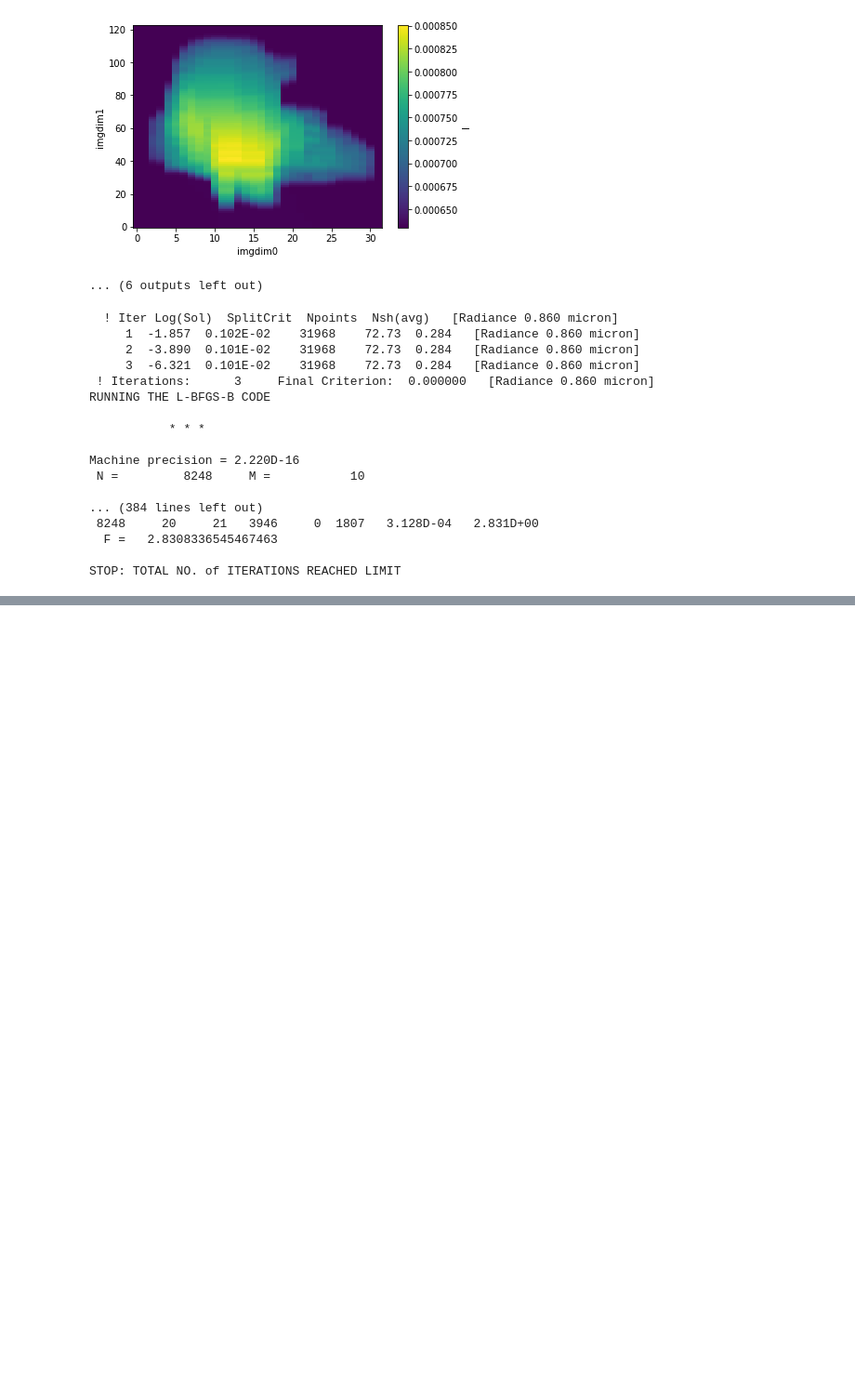
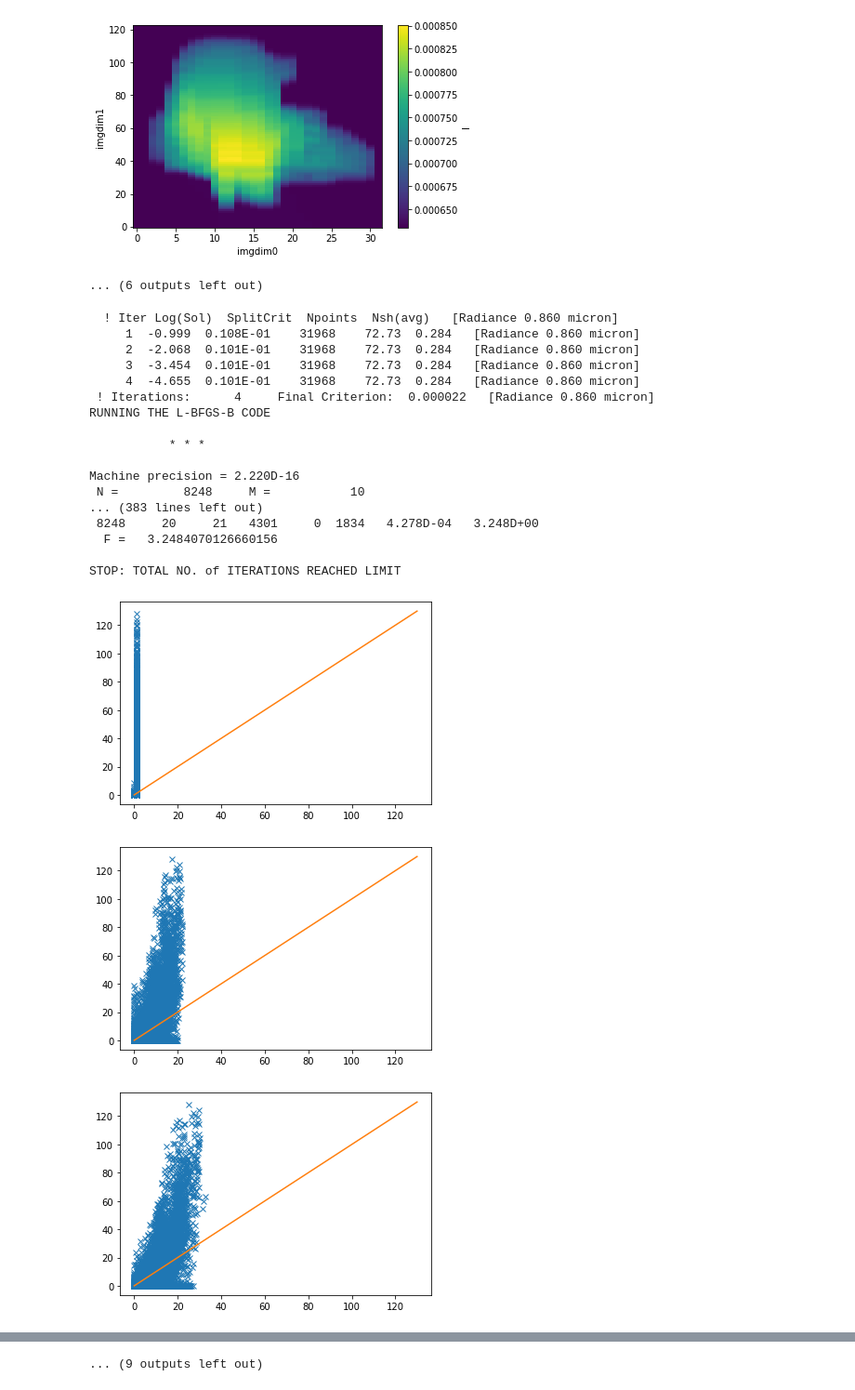
Before and after one commit to CloudTomography/AT3D, a Jupyter notebook: notebooks/SimpleInverseProblem.ipynb, the cells around one changed output, grey strips where cells are left out. Shown at 93% size. Drawn from its saved outputs; the diff is of its cells as text; code cells hidden in the pictures; blank space fills up the shorter version.

Commit message:
Updated notebooks, readme and visualization.

```diff
--- a/notebooks/SimpleInverseProblem.ipynb
+++ b/notebooks/SimpleInverseProblem.ipynb
@@ -118,6 +120,6 @@ state_gen = pyshdom.medium.StateGenerator(solvers_reconstruct,
 min_bounds, max_bounds = state_gen.transform_bounds()
 # %%
 # transform initial physical state to abstract state.
-initial_gridded_extinction = carved_volume.mask.data.astype(float)*0.1
+initial_gridded_extinction = carved_volume.mask.data.astype(float)*1.0
 initial_1d_extinction = state_gen._unknown_scatterers['cloud'].variables['extinction'].state_to_grid.inverse_transform(initial_gridded_extinction)
 x0 = state_gen._unknown_scatterers['cloud'].variables['extinction'].coordinate_transform.inverse_transform(initial_1d_extinction)
@@ -162,39 +159,40 @@ objective_function = pyshdom.optimize.ObjectiveFunction.LevisApproxUncorrelatedL
   gradient_kwargs={'cost_function': 'L2', 'exact_single_scatter':True},
   uncertainty_kwargs={'add_noise': False},
   min_bounds=min_bounds, max_bounds=max_bounds)
-# %%
-def plot():
-    for instrument in forward_sensors:
-        for im in forward_sensors.get_images(instrument):
-            py.figure()
-            im.I.T.plot()
-callback = pyshdom.callback.CallbackFn(plot)
+# %%
+%matplotlib inline
+def plot():
+    py.figure()
+    py.plot(solvers_reconstruct[0.86].medium['cloud'].extinction.data.ravel(),
+            solvers[0.86].medium['cloud'].extinction.data.ravel(),'x')
+    py.plot([0,130],[0,130])
+callback = pyshdom.callback.CallbackFn(plot)
 # %%
-# you could add some call back which plots all the synthetic images
-# during the iterations if you want.
-optimizer = pyshdom.optimize.Optimizer(objective_function)#,
-                                      #callback_fn=callback)
+
+optimizer = pyshdom.optimize.Optimizer(objective_function,callback_fn=callback)
 # %%
 import warnings
 warnings.filterwarnings('ignore')
-# Reduce to just 20 iterations - default is 100.
 optimizer._options['maxiter'] = 20
-result_other = optimizer.minimize(x0)
+result = optimizer.minimize(x0)
 # %% [output]
   ! Iter Log(Sol)  SplitCrit  Npoints  Nsh(avg)   [Radiance 0.860 micron]
-     1  -1.857  0.102E-02    31968    72.73  0.284   [Radiance 0.860 micron]
-     2  -3.890  0.101E-02    31968    72.73  0.284   [Radiance 0.860 micron]
-     3  -6.321  0.101E-02    31968    72.73  0.284   [Radiance 0.860 micron]
- ! Iterations:      3     Final Criterion:  0.000000   [Radiance 0.860 micron]
+     1  -0.999  0.108E-01    31968    72.73  0.284   [Radiance 0.860 micron]
+     2  -2.068  0.101E-01    31968    72.73  0.284   [Radiance 0.860 micron]
+     3  -3.454  0.101E-01    31968    72.73  0.284   [Radiance 0.860 micron]
+     4  -4.655  0.101E-01    31968    72.73  0.284   [Radiance 0.860 micron]
+ ! Iterations:      4     Final Criterion:  0.000022   [Radiance 0.860 micron]
 RUNNING THE L-BFGS-B CODE
 
            * * *
 
 Machine precision = 2.220D-16
  N =         8248     M =           10
-
-... (384 lines left out)
- 8248     20     21   3946     0  1807   3.128D-04   2.831D+00
-  F =   2.8308336545467463
+... (383 lines left out)
+ 8248     20     21   4301     0  1834   4.278D-04   3.248D+00
+  F =   3.2484070126660156
 
 STOP: TOTAL NO. of ITERATIONS REACHED LIMIT
+[figure, added]
+[figure, added]
+[figure, added]
@@ -201,3 +207,4 @@ STOP: TOTAL NO. of ITERATIONS REACHED LIMIT
+... (9 outputs left out)
 # %%
 # Take a look  at the result.
 py.figure()
```
Also changed, not shown: parts of 10 cells of this notebook, 3 other files.
